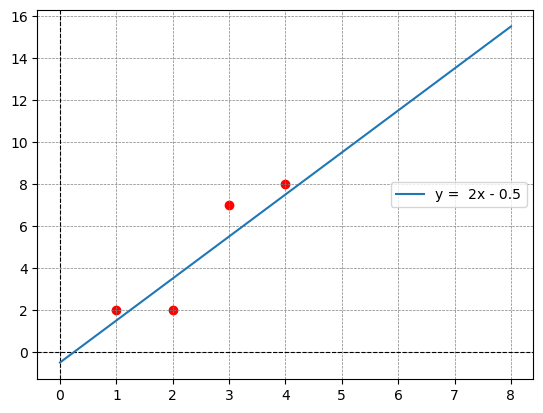
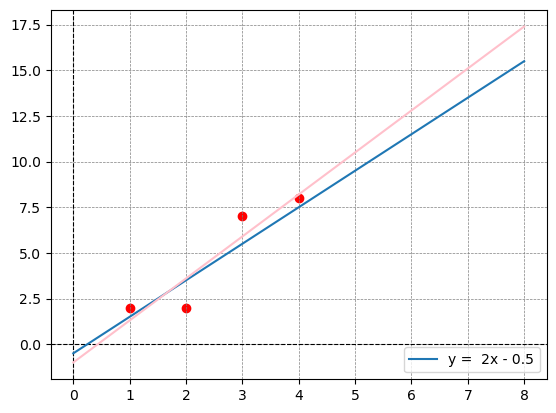
Unified diff of the notebook cell whose output changed from the first chart to the second:
--- before
+++ after
@@ -17,3 +17,5 @@
 # find the mse of the line
 # 1 find the y_pred of each point (same x different y)
-# 2 calc MSE like previous exercise
+# 2 calc MSE like previous exercise -- 1.25
+# calc MSE --> y = 2.3x - 1
+plt.plot(x, 2.3*x - 1, color='pink')

Commit: Add files via upload